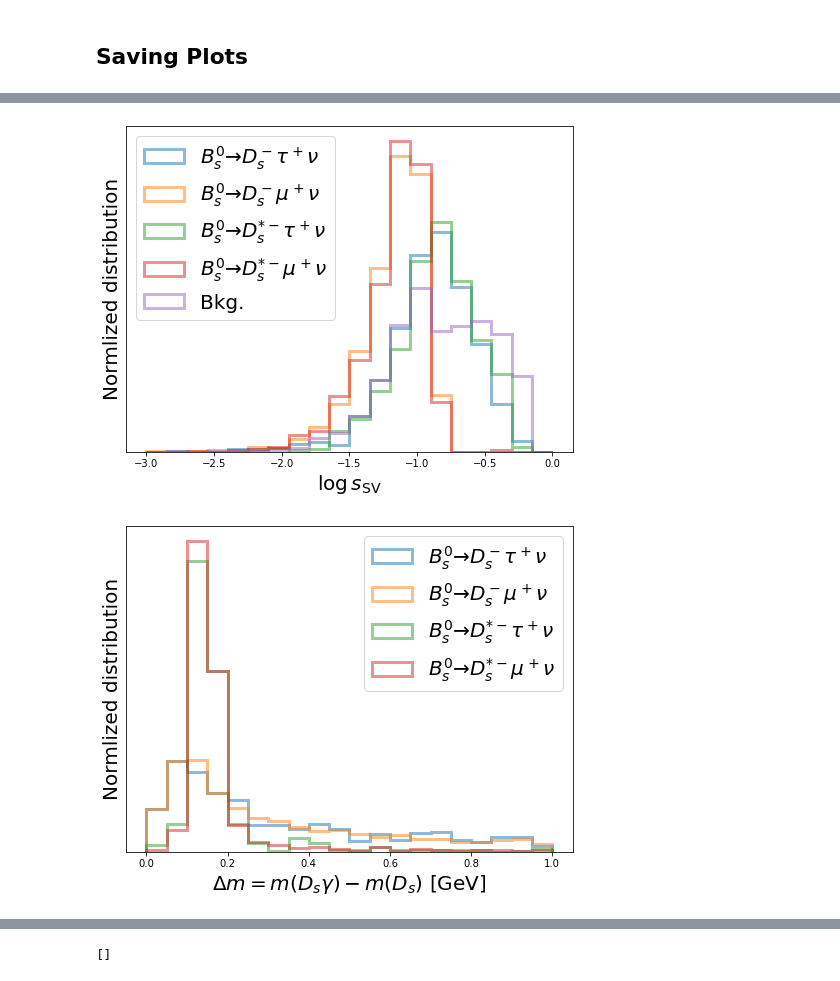
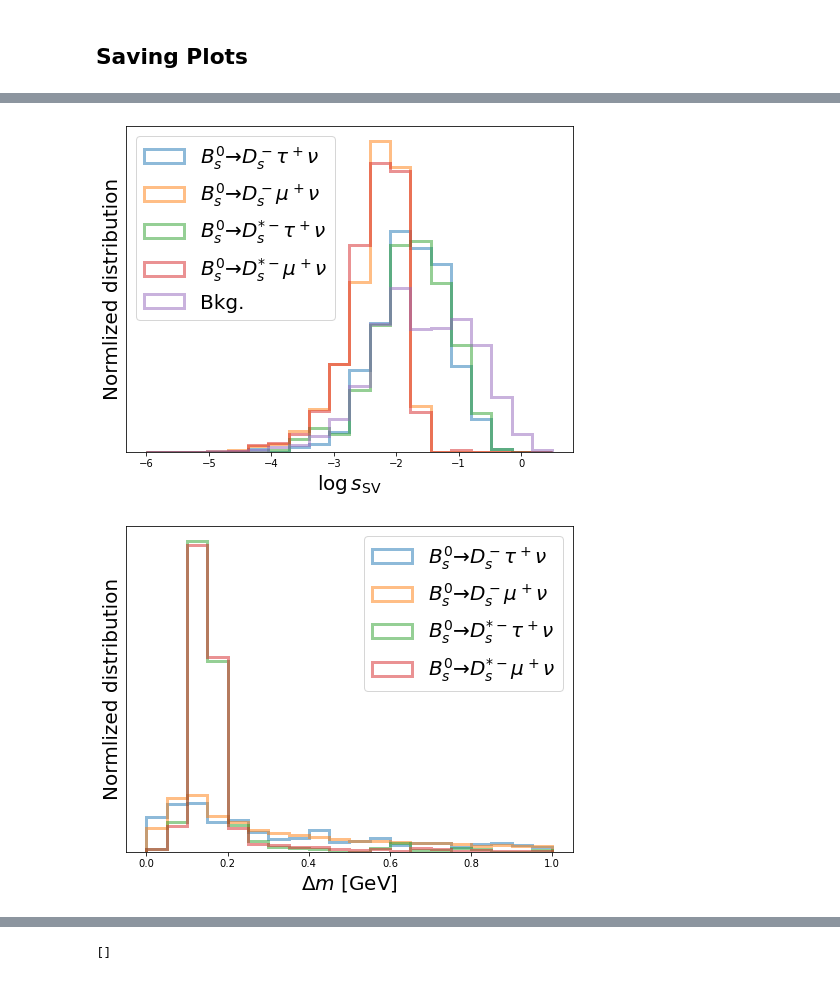
Before and after one commit to ansonkwokth/LFUV_Z-pole, a Jupyter notebook: RDs/BDTCut.ipynb, the cells around one changed output, grey strips where cells are left out. Cells and saved outputs as stored; diff of their text form; code cells hidden in the pictures.

```diff
--- a/RDs/BDTCut.ipynb
+++ b/RDs/BDTCut.ipynb
@@ -81,15 +81,20 @@ def load_train_test(modes_dt, size=0.5):
 
     # loop over different modes
     for i, (k, v) in enumerate(modes_dt.items()):
+        print('\rReading:', i)
         file = uproot.open(v['mode'])
-        df_i = file['t'].pandas.df()
-        df_i['target'] = i    # add the target label
-        df_i['weight'] = v['yields']/len(df_i)
-        num_lt.append(len(df_i))
+#         df_i = file['t'].pandas.df()
+        df_i = pd.DataFrame(np.array(file['t']['features'].array()))
 
         # shuffle the index for training and testing sets
         idx = df_i.index.tolist()
         np.random.shuffle(idx)
+#         print(len(idx))
+        num_lt.append(len(idx))
+
+        df_i['target'] = i    # add the target label
+        df_i['weight'] = v['yields']/len(idx)
+        print(df_i['weight'][0])
 
         # cut according to the fraction
         cut = int(np.ceil(len(idx) * size))
@@ -1202,48 +1281,48 @@ f.savefig('./figures/DsEB')
 # %%
 f = plt.figure(figsize=(8,6))
 ax1 = plt.subplot(111)
-range_=[-3,0]
+range_=[-6,0.5]
 
 
-ax1.hist(np.log10(df_plot[(df_plot.target==0)]['sMinMuBVert']), weights=df_plot[df_plot.target==0]['reweight'], bins=20, range=range_, density=True, histtype='step', lw=3, label=r'$B_s^0\to D_s^- \tau^+\nu$', alpha=0.5);
-ax1.hist(np.log10(df_plot[(df_plot.target==1)]['sMinMuBVert']), weights=df_plot[df_plot.target==1]['reweight'], bins=20, range=range_, density=True, histtype='step', lw=3, label=r'$B_s^0\to D_s^- \mu^+\nu$', alpha=0.5);
-ax1.hist(np.log10(df_plot[(df_plot.target==2)]['sMinMuBVert']), weights=df_plot[df_plot.target==2]['reweight'], bins=20, range=range_, density=True, histtype='step', lw=3, label=r'$B_s^0\to D_s^{*-} \tau^+\nu$', alpha=0.5);
-ax1.hist(np.log10(df_plot[(df_plot.target==3)]['sMinMuBVert']), weights=df_plot[df_plot.target==3]['reweight'], bins=20, range=range_, density=True, histtype='step', lw=3, label=r'$B_s^0\to D_s^{*-} \mu^+\nu$', alpha=0.5);
-ax1.hist(np.log10(df_plot[(df_plot.target!=0)&(df_plot.target!=1)&(df_plot.target!=2)&(df_plot.target!=3)]['sMinMuBVert']), weights=df_plot[(df_plot.target!=0)&(df_plot.target!=1)&(df_plot.target!=2)&(df_plot.target!=3)]['reweight'], bins=20, range=range_, density=True, histtype='step', lw=3, label=r'Bkg.', alpha=0.5);
+ax1.hist(np.log10(df_plot[(df_plot.target==0)]['sMinMuBVert']), weights=df_plot[df_plot.target==0]['reweight']/sum(df_plot[df_plot.target==0]['reweight']), bins=20, range=range_, histtype='step', lw=3, label=r'$B_s^0\to D_s^- \tau^+\nu$', alpha=0.5);
+ax1.hist(np.log10(df_plot[(df_plot.target==1)]['sMinMuBVert']), weights=df_plot[df_plot.target==1]['reweight']/sum(df_plot[df_plot.target==1]['reweight']), bins=20, range=range_, histtype='step', lw=3, label=r'$B_s^0\to D_s^- \mu^+\nu$', alpha=0.5);
+ax1.hist(np.log10(df_plot[(df_plot.target==2)]['sMinMuBVert']), weights=df_plot[df_plot.target==2]['reweight']/sum(df_plot[df_plot.target==2]['reweight']), bins=20, range=range_, histtype='step', lw=3, label=r'$B_s^0\to D_s^{*-} \tau^+\nu$', alpha=0.5);
+ax1.hist(np.log10(df_plot[(df_plot.target==3)]['sMinMuBVert']), weights=df_plot[df_plot.target==3]['reweight']/sum(df_plot[df_plot.target==3]['reweight']), bins=20, range=range_, histtype='step', lw=3, label=r'$B_s^0\to D_s^{*-} \mu^+\nu$', alpha=0.5);
+ax1.hist(np.log10(df_plot[(df_plot.target!=0)&(df_plot.target!=1)&(df_plot.target!=2)&(df_plot.target!=3)]['sMinMuBVert']), weights=df_plot[(df_plot.target!=0)&(df_plot.target!=1)&(df_plot.target!=2)&(df_plot.target!=3)]['reweight']/sum(df_plot[(df_plot.target!=0)&(df_plot.target!=1)&(df_plot.target!=2)&(df_plot.target!=3)]['reweight']), bins=20, range=range_, histtype='step', lw=3, label=r'Bkg.', alpha=0.5);
 
 ax1.legend(loc=2, fontsize=20)
-# ax1.hist(np.log10(df_plot[(df_plot.target==0)]['sMinMuHcVertTrue']), weights=df_plot[df_plot.target==0]['reweight'], bins=20, range=range_, density=True, histtype='step', lw=3, alpha=0.5, color='C0', linestyle='--');
-# ax1.hist(np.log10(df_plot[(df_plot.target==1)]['sMinMuHcVertTrue']), weights=df_plot[df_plot.target==1]['reweight'], bins=20, range=range_, density=True, histtype='step', lw=3, alpha=0.5, color='C1', linestyle='--');
+# ax1.hist(np.log10(df_plot[(df_plot.target==0)]['sMinMuHcVertTrue']), weights=df_plot[df_plot.target==0]['reweight'], bins=20, range=range_, histtype='step', lw=3, alpha=0.5, color='C0', linestyle='--');
+# ax1.hist(np.log10(df_plot[(df_plot.target==1)]['sMinMuHcVertTrue']), weights=df_plot[df_plot.target==1]['reweight'], bins=20, range=range_, histtype='step', lw=3, alpha=0.5, color='C1', linestyle='--');
 
 ax1.set_ylabel('Normlized distribution', fontsize=20)
 ax1.set_xlabel(r'$\log{s_{\rm SV}}$', fontsize=20)
 ax1.set_yticks([])
 ax1.legend(loc=2, fontsize=20)
 
 f.savefig('./figures/Dslogssv')
 # f.savefig('./figures/Dslogssv_20noise')
 # %% [output]
-[figure, old version]
+[figure, new version]
 # %%
 f = plt.figure(figsize=(8,6))
 ax1 = plt.subplot(111)
 range_=[0,1]
 
 
-ax1.hist(df_plot[(df_plot.target==0)]['DeltaM'], weights=df_plot[df_plot.target==0]['reweight'], bins=20, range=range_, density=True, histtype='step', lw=3, label=r'$B_s^0\to D_s^- \tau^+\nu$', alpha=0.5);
-ax1.hist(df_plot[(df_plot.target==1)]['DeltaM'], weights=df_plot[df_plot.target==1]['reweight'], bins=20, range=range_, density=True, histtype='step', lw=3, label=r'$B_s^0\to D_s^- \mu^+\nu$', alpha=0.5);
-ax1.hist(df_plot[(df_plot.target==2)]['DeltaM'], weights=df_plot[df_plot.target==2]['reweight'], bins=20, range=range_, density=True, histtype='step', lw=3, label=r'$B_s^0\to D_s^{*-} \tau^+\nu$', alpha=0.5);
-ax1.hist(df_plot[(df_plot.target==3)]['DeltaM'], weights=df_plot[df_plot.target==3]['reweight'], bins=20, range=range_, density=True, histtype='step', lw=3, label=r'$B_s^0\to D_s^{*-} \mu^+\nu$', alpha=0.5);
-# ax1.hist(df_plot[(df_plot.target!=0)&(df_plot.target!=1)&(df_plot.target!=2)&(df_plot.target!=3)]['DeltaM'], weights=df_plot[(df_plot.target!=0)&(df_plot.target!=1)&(df_plot.target!=2)&(df_plot.target!=3)]['reweight'], bins=20, range=range_, density=True, histtype='step', lw=3, label=r'Bkg.', alpha=0.5);
+ax1.hist(df_plot[(df_plot.target==0)]['DeltaM'], weights=df_plot[df_plot.target==0]['reweight']/sum(df_plot[df_plot.target==0]['reweight']), bins=20, range=range_, histtype='step', lw=3, label=r'$B_s^0\to D_s^- \tau^+\nu$', alpha=0.5);
+ax1.hist(df_plot[(df_plot.target==1)]['DeltaM'], weights=df_plot[df_plot.target==1]['reweight']/sum(df_plot[df_plot.target==1]['reweight']), bins=20, range=range_, histtype='step', lw=3, label=r'$B_s^0\to D_s^- \mu^+\nu$', alpha=0.5);
+ax1.hist(df_plot[(df_plot.target==2)]['DeltaM'], weights=df_plot[df_plot.target==2]['reweight']/sum(df_plot[df_plot.target==2]['reweight']), bins=20, range=range_, histtype='step', lw=3, label=r'$B_s^0\to D_s^{*-} \tau^+\nu$', alpha=0.5);
+ax1.hist(df_plot[(df_plot.target==3)]['DeltaM'], weights=df_plot[df_plot.target==3]['reweight']/sum(df_plot[df_plot.target==3]['reweight']), bins=20, range=range_, histtype='step', lw=3, label=r'$B_s^0\to D_s^{*-} \mu^+\nu$', alpha=0.5);
+# ax1.hist(df_plot[(df_plot.target!=0)&(df_plot.target!=1)&(df_plot.target!=2)&(df_plot.target!=3)]['DeltaM'], weights=df_plot[(df_plot.target!=0)&(df_plot.target!=1)&(df_plot.target!=2)&(df_plot.target!=3)]['reweight'], bins=20, range=range_, histtype='step', lw=3, label=r'Bkg.', alpha=0.5);
 ax1.set_ylabel('Normlized distribution', fontsize=20)
-ax1.set_xlabel(r'$\Delta m=m(D_s\gamma)-m(D_s)$ [GeV]', fontsize=20)
+ax1.set_xlabel(r'$\Delta m$ [GeV]', fontsize=20)
 ax1.set_yticks([])
 ax1.legend(loc=1, fontsize=20)
 
 f.savefig('./figures/Dsdeltam')
 # f.savefig('./figures/Dsdeltam_20noise')
 # %% [output]
-[figure, old version]
+[figure, new version]
 # %%
 f = plt.figure(figsize=(8,6))
 ax1 = plt.subplot(111)
```
Also changed, not shown: parts of 38 cells of this notebook, 6 other files.
